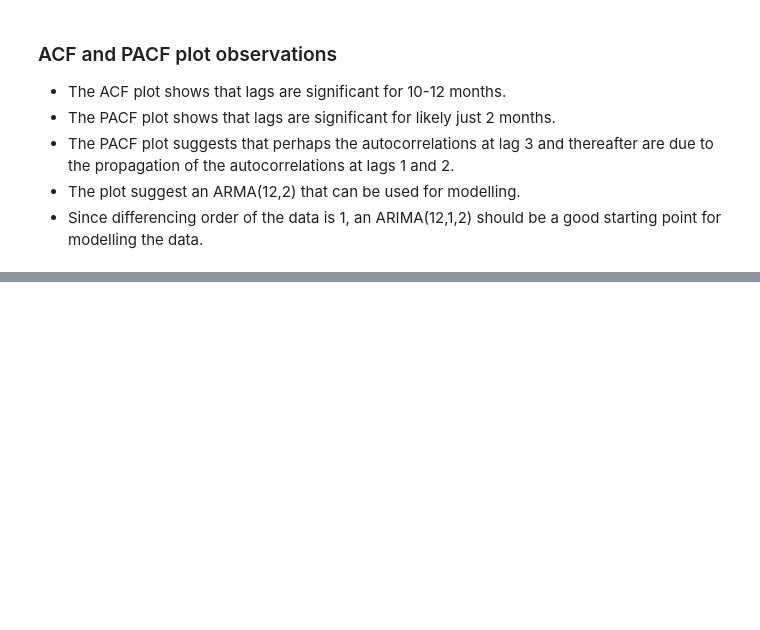
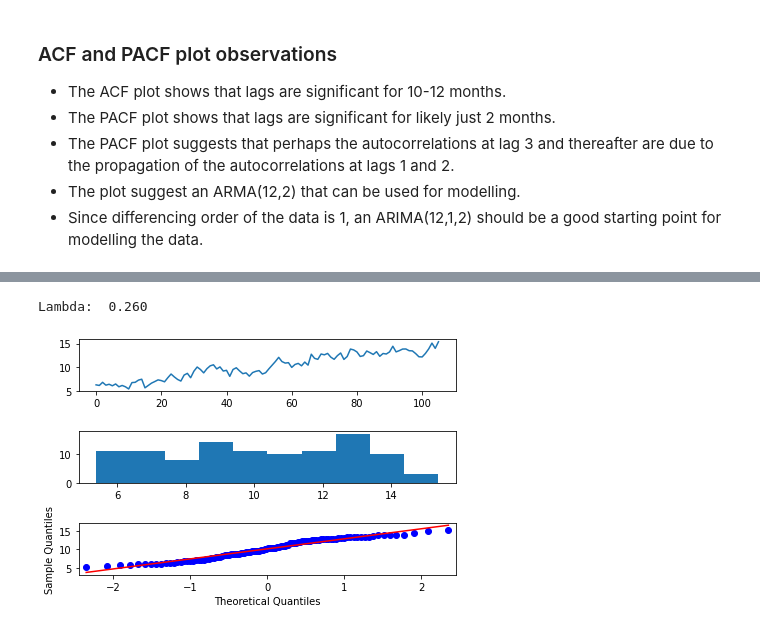
Before and after one commit to grantrzchan/HTX_Armed_Robberies, a Jupyter notebook: HTX_Armed_Robberies.ipynb, the cells around one changed output, grey strips where cells are left out. Saved outputs shown, nothing was run; the diff lists cells and outputs as text; code cells hidden in the pictures; blank space fills up the shorter version.

```diff
--- a/HTX_Armed_Robberies.ipynb
+++ b/HTX_Armed_Robberies.ipynb
@@ -203,0 +336,24 @@ evaluate_models(X, p_val, d_val, q_val)
+# %%
+#use Box-Cox transform to further evaluate starting data set for any potential relationships
+from scipy.stats import boxcox
+from statsmodels.graphics.gofplots import qqplot
+transformed, lamd = boxcox(X)
+print(f'Lambda: {lamd: .3f}')
+# %% [output]
+Lambda:  0.260
+# %%
+#plot transformed data, histogram and q-q plots
+plt.figure()
+#plot transformed data
+plt.subplot(311)
+plt.plot(transformed)
+#plot histogram
+plt.subplot(312)
+plt.hist(transformed)
+#plot q-q plot
+plt.subplot(313)
+qqplot(transformed, line='r', ax=plt.gca())
+plt.tight_layout()
+plt.show()
+# %% [output]
+[figure, added]
```
Also changed, not shown: parts of 19 cells of this notebook.
